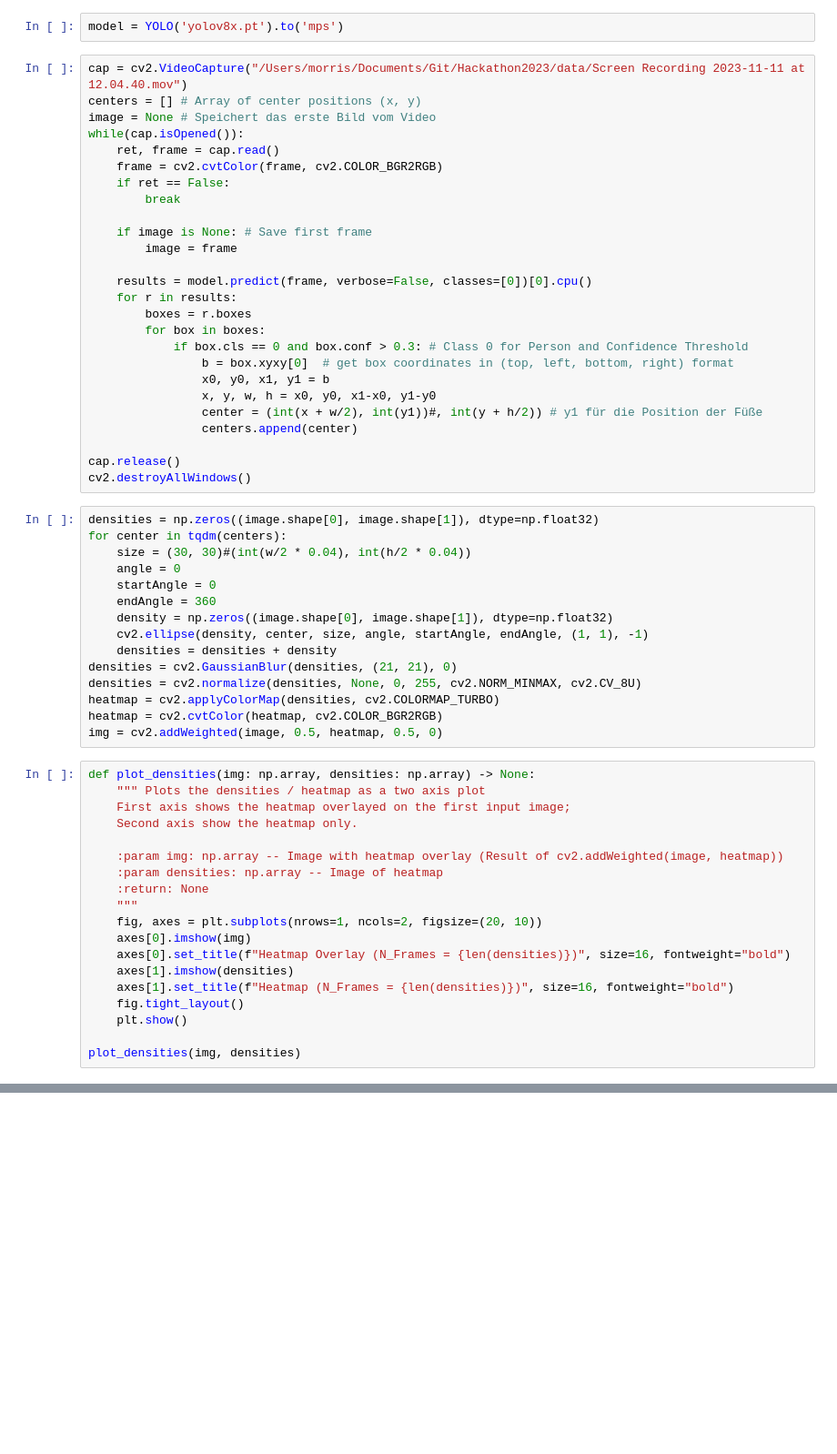
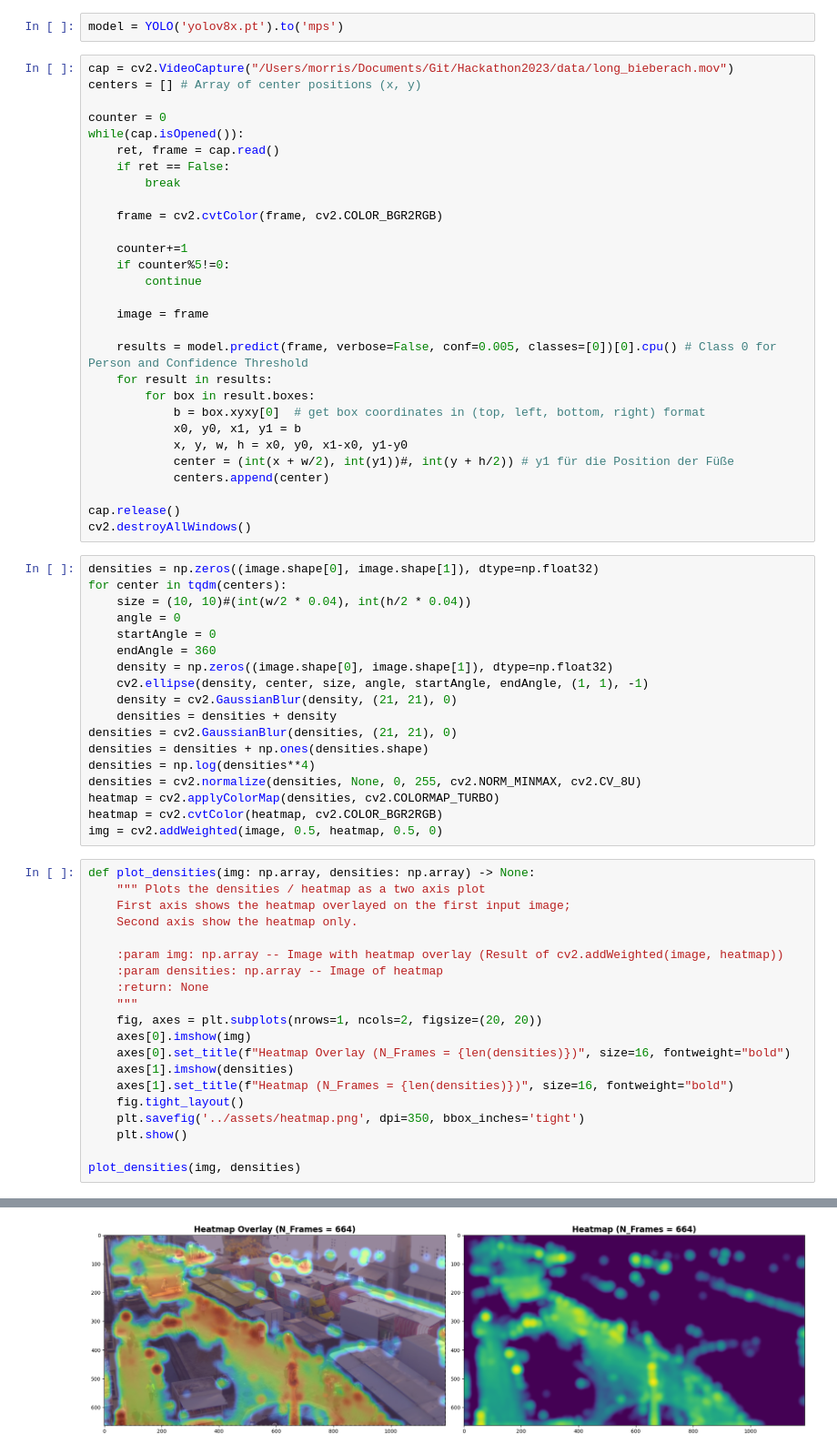
Before and after one commit to MorrisOh/Hackathon2023, a Jupyter notebook: notebooks/local_heatmap_on_image.ipynb, the cells around one changed output, grey strips where cells are left out. Shown at 91% size. Saved outputs shown, nothing was run; the diff lists cells and outputs as text; blank space fills up the shorter version.

```diff
--- a/notebooks/local_heatmap_on_image.ipynb
+++ b/notebooks/local_heatmap_on_image.ipynb
@@ -10,42 +10,48 @@ from tqdm import tqdm
 # %%
 model = YOLO('yolov8x.pt').to('mps')
 # %%
-cap = cv2.VideoCapture("/Users/morris/Documents/Git/Hackathon2023/data/Screen Recording 2023-11-11 at 12.04.40.mov")
+cap = cv2.VideoCapture("/Users/morris/Documents/Git/Hackathon2023/data/long_bieberach.mov")
 centers = [] # Array of center positions (x, y)
-image = None # Speichert das erste Bild vom Video
+
+counter = 0
 while(cap.isOpened()):
     ret, frame = cap.read()
-    frame = cv2.cvtColor(frame, cv2.COLOR_BGR2RGB)
     if ret == False:
         break
 
-    if image is None: # Save first frame
-        image = frame
+    frame = cv2.cvtColor(frame, cv2.COLOR_BGR2RGB)
 
-    results = model.predict(frame, verbose=False, classes=[0])[0].cpu()
-    for r in results:
-        boxes = r.boxes
-        for box in boxes:
-            if box.cls == 0 and box.conf > 0.3: # Class 0 for Person and Confidence Threshold
-                b = box.xyxy[0]  # get box coordinates in (top, left, bottom, right) format
-                x0, y0, x1, y1 = b
-                x, y, w, h = x0, y0, x1-x0, y1-y0
-                center = (int(x + w/2), int(y1))#, int(y + h/2)) # y1 für die Position der Füße
-                centers.append(center)
+    counter+=1
+    if counter%5!=0:
+        continue
+
+    image = frame
+
+    results = model.predict(frame, verbose=False, conf=0.005, classes=[0])[0].cpu() # Class 0 for Person and Confidence Threshold
+    for result in results:
+        for box in result.boxes:
+            b = box.xyxy[0]  # get box coordinates in (top, left, bottom, right) format
+            x0, y0, x1, y1 = b
+            x, y, w, h = x0, y0, x1-x0, y1-y0
+            center = (int(x + w/2), int(y1))#, int(y + h/2)) # y1 für die Position der Füße
+            centers.append(center)
 
 cap.release()
 cv2.destroyAllWindows()
 # %%
 densities = np.zeros((image.shape[0], image.shape[1]), dtype=np.float32)
 for center in tqdm(centers):
-    size = (30, 30)#(int(w/2 * 0.04), int(h/2 * 0.04))
+    size = (10, 10)#(int(w/2 * 0.04), int(h/2 * 0.04))
     angle = 0
     startAngle = 0
     endAngle = 360
     density = np.zeros((image.shape[0], image.shape[1]), dtype=np.float32)
     cv2.ellipse(density, center, size, angle, startAngle, endAngle, (1, 1), -1)
+    density = cv2.GaussianBlur(density, (21, 21), 0)
     densities = densities + density
 densities = cv2.GaussianBlur(densities, (21, 21), 0)
+densities = densities + np.ones(densities.shape)
+densities = np.log(densities**4)
 densities = cv2.normalize(densities, None, 0, 255, cv2.NORM_MINMAX, cv2.CV_8U)
 heatmap = cv2.applyColorMap(densities, cv2.COLORMAP_TURBO)
 heatmap = cv2.cvtColor(heatmap, cv2.COLOR_BGR2RGB)
@@ -60,12 +66,13 @@ def plot_densities(img: np.array, densities: np.array) -> None:
     :param densities: np.array -- Image of heatmap
     :return: None
     """
-    fig, axes = plt.subplots(nrows=1, ncols=2, figsize=(20, 10))
+    fig, axes = plt.subplots(nrows=1, ncols=2, figsize=(20, 20))
     axes[0].imshow(img)
     axes[0].set_title(f"Heatmap Overlay (N_Frames = {len(densities)})", size=16, fontweight="bold")
     axes[1].imshow(densities)
     axes[1].set_title(f"Heatmap (N_Frames = {len(densities)})", size=16, fontweight="bold")
     fig.tight_layout()
+    plt.savefig('../assets/heatmap.png', dpi=350, bbox_inches='tight')
     plt.show()
 
 plot_densities(img, densities)
@@ -73,0 +80 @@ NameError: name 'np' is not defined
+[figure, added]
```
Also changed, not shown: parts of 1 cell of this notebook, 1 other file.
